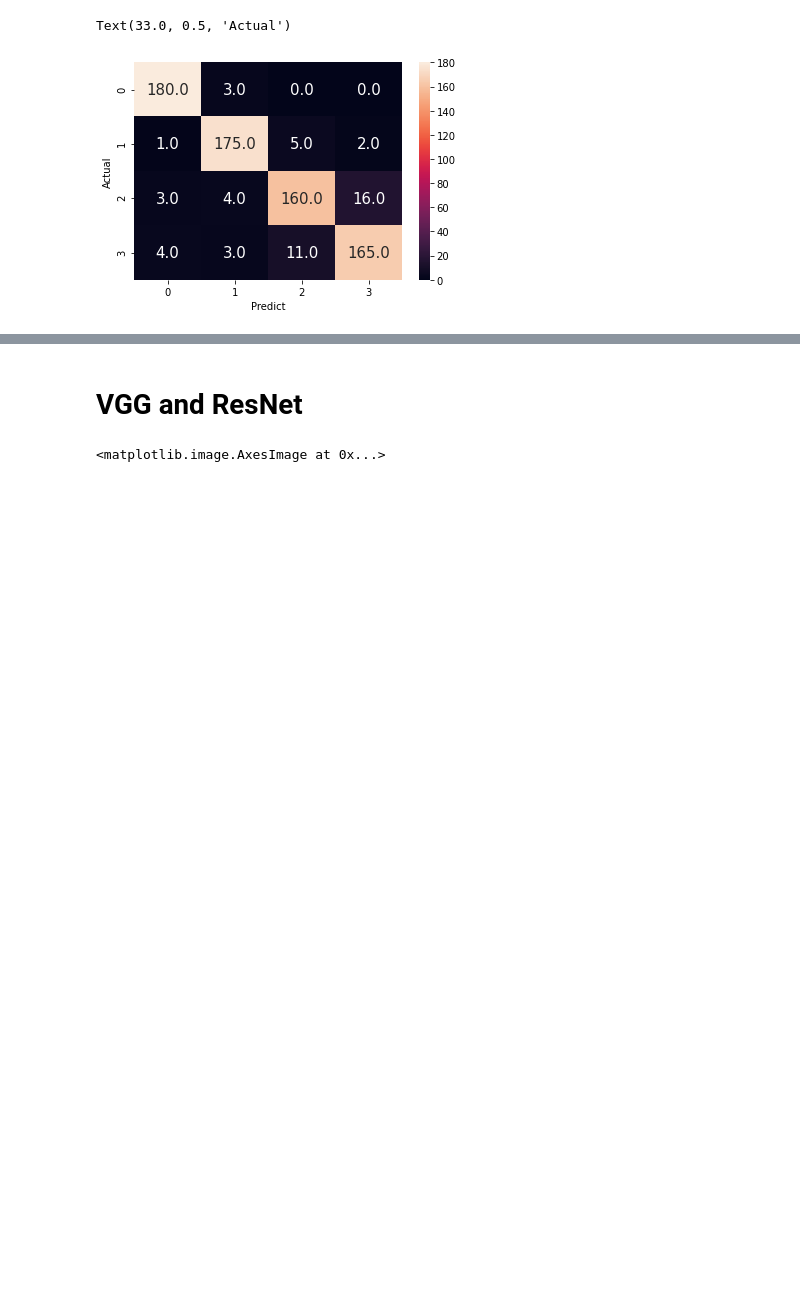
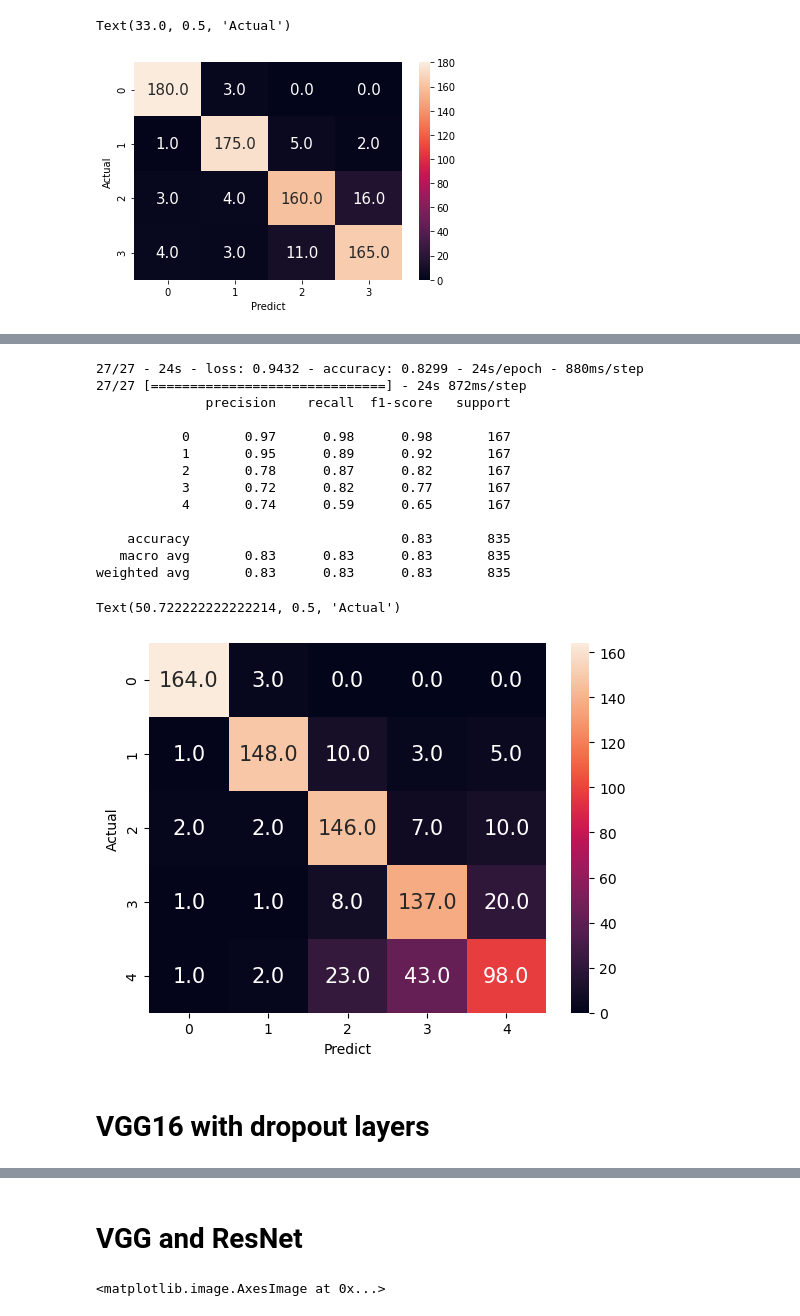
Before and after one commit to or-yitshak/ancient-coins, a Jupyter notebook: coins organized.ipynb, the cells around one changed output, grey strips where cells are left out. Drawn from its saved outputs; the diff is of its cells as text; code cells hidden in the pictures; blank space fills up the shorter version.

```diff
--- a/coins organized.ipynb
+++ b/coins organized.ipynb
@@ -300,0 +448,32 @@ Text(33.0, 0.5, 'Actual')
+# %%
+flatten_layer = layers.Flatten()
+dense_layer_1 = layers.Dense(64, activation='relu')
+dense_layer_2 = layers.Dense(32, activation='relu')
+prediction_layer = layers.Dense(5, activation='softmax')
+
+
+model = models.Sequential([
+    base_model,
+    flatten_layer,
+    dense_layer_1,
+    dense_layer_2,
+    prediction_layer
+])
+# %%
+from tensorflow.keras.callbacks import EarlyStopping
+
+model.compile(
+    optimizer='adam',
+    loss=tf.keras.losses.SparseCategoricalCrossentropy(),
+    metrics=['accuracy'],
+)
+
+weights = {0: 1.,
+           1: len(y_train[y_train == 0])/len(y_train[y_train == 1]),
+           2: len(y_train[y_train == 0])/len(y_train[y_train == 2]),
+           3: len(y_train[y_train == 0])/len(y_train[y_train == 3]),
+           4: len(y_train[y_train == 0])/len(y_train[y_train == 4])}
+
+es = EarlyStopping(monitor='val_accuracy', mode='max', patience=10,  restore_best_weights=True)
+
+model.fit(x_train_pre, y_train, epochs=33, batch_size=33,validation_data = (x_test_pre,y_test),callbacks=es,class_weight=weights)
@@ -300,0 +499,26 @@ Text(33.0, 0.5, 'Actual')
+# %%
+test_loss, test_acc = model.evaluate(x_test_pre,  y_test, verbose=2)
+y_pred = np.argmax(model.predict(x_test_pre),axis=-1)
+print (classification_report(y_test,y_pred))
+cm = confusion_matrix(y_test,y_pred)
+sns.heatmap(cm,annot=True,annot_kws = {'size':15},fmt=".1f")
+plt.xlabel("Predict")
+plt.ylabel("Actual")
+# %% [output]
+27/27 - 24s - loss: 0.9432 - accuracy: 0.8299 - 24s/epoch - 880ms/step
+27/27 [==============================] - 24s 872ms/step
+              precision    recall  f1-score   support
+
+           0       0.97      0.98      0.98       167
+           1       0.95      0.89      0.92       167
+           2       0.78      0.87      0.82       167
+           3       0.72      0.82      0.77       167
+           4       0.74      0.59      0.65       167
+
+    accuracy                           0.83       835
+   macro avg       0.83      0.83      0.83       835
+weighted avg       0.83      0.83      0.83       835
+Text(50.722222222222214, 0.5, 'Actual')
+[figure, added]
+# %% [markdown]
+# VGG16 with dropout layers
```
Also changed, not shown: parts of 78 cells of this notebook.
